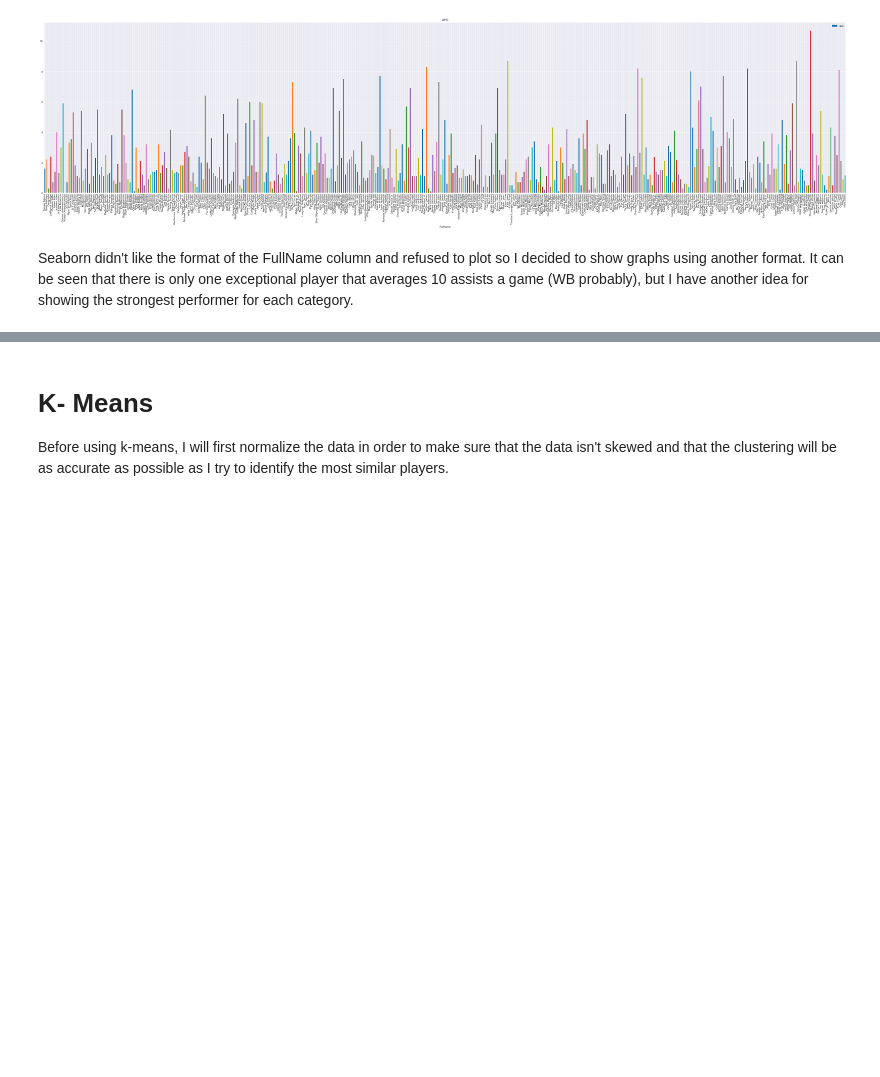
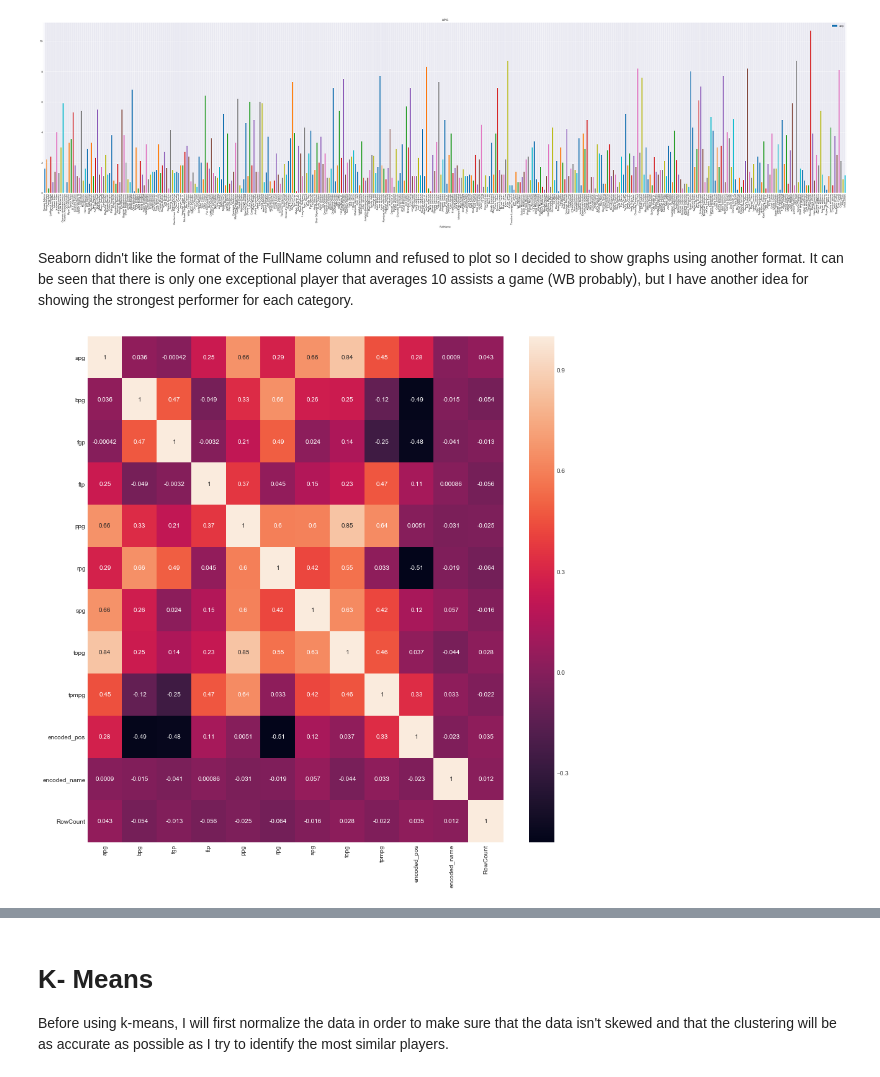
Before and after one commit to lamkg/Fantasy-Basketball-Draft-Project, a Jupyter notebook: Fantasy Basketball Projections 2019.ipynb, the cells around one changed output, grey strips where cells are left out. Drawn from its saved outputs; the diff is of its cells as text; code cells hidden in the pictures; blank space fills up the shorter version.

Commit message:
Added correlation matrix and normaliztion of data.

```diff
--- a/Fantasy Basketball Projections 2019.ipynb
+++ b/Fantasy Basketball Projections 2019.ipynb
@@ -234,3 +234,12 @@ plt.show()
 [figure]
 # %% [markdown]
 Seaborn didn't like the format of the FullName column and refused to plot so I decided to show graphs using another format. It can be seen that there is only one exceptional player that averages 10 assists a game (WB probably), but I have another idea for showing the strongest performer for each category.
+# %%
+# Set plot size
+plt.figure(figsize=(15,15))
+
+# Create a heatmap to see if any of the columns show multicollinearity.
+sns.heatmap(nba_data.corr(), annot=True)
+plt.show()
+# %% [output]
+[figure, added]
```
Also changed, not shown: parts of 3 cells of this notebook.
